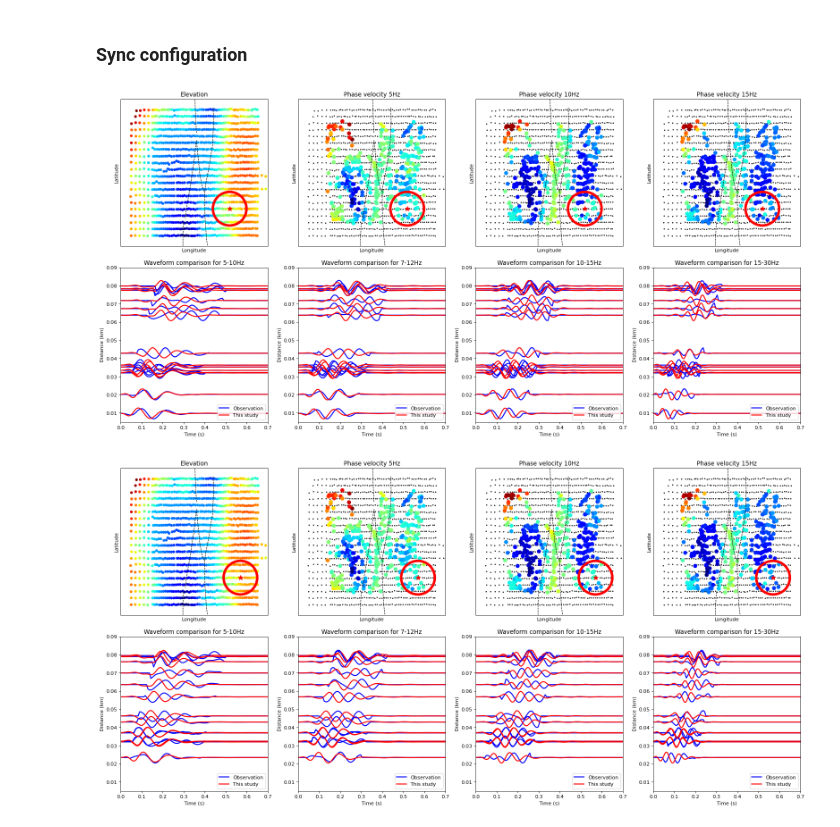
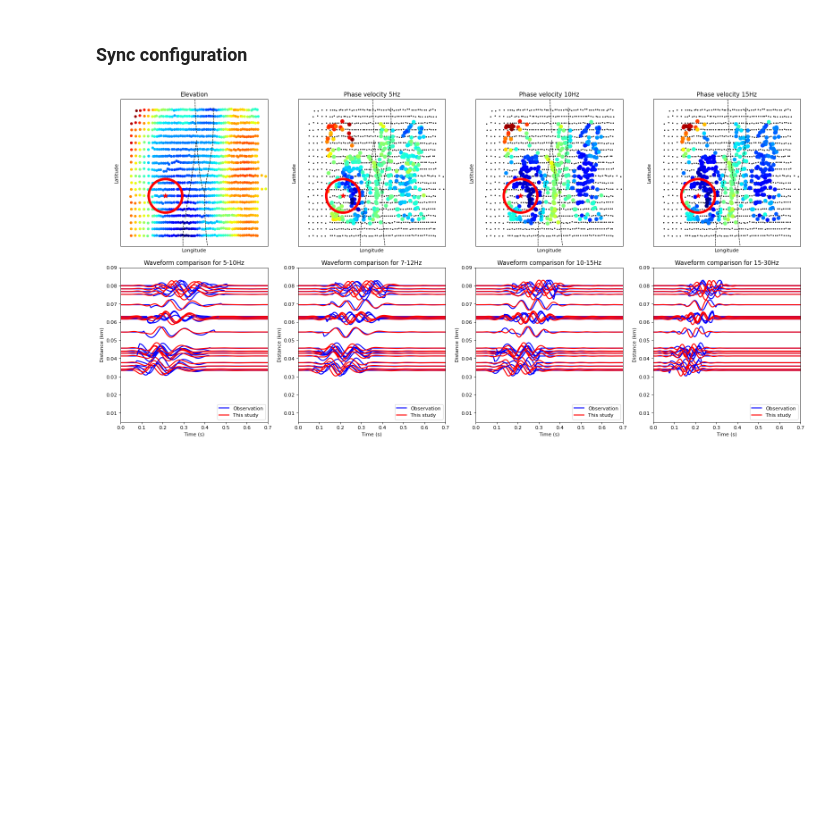
Before and after one commit to harmonsong/SGB_tomography_project, a Jupyter notebook: p_8-1_modelValidate-waveform.ipynb, the cells around one changed output. Saved outputs shown, nothing was run; the diff lists cells and outputs as text; code cells hidden in the pictures; blank space fills up the shorter version.

```diff
--- a/p_8-1_modelValidate-waveform.ipynb
+++ b/p_8-1_modelValidate-waveform.ipynb
@@ -209,19 +209,18 @@ def plot_model(waveobsc_T,wavesync_T, r_plot, t, dir_image, bands,isrc,flag_inte
 bands = np.array([[1/10,1/5], [1/12,1/7] ,[1/15,1/10], [1/30,1/15]])
 dir_input = dir_project + 'ModelValidate/template/input/'
 # %%
-for isrc in range(8,10):
+for isrc in range(11,12):
     dir_src = dir_project + 'ModelValidate/src'+str(isrc)+'/'
     data = np.load(dir_src+'waveform.npy',allow_pickle='TRUE').item()
     wavesync_T = data['wavesync_T']
     waveobsc_T = data['waveobsc_T']
     t = data['t']
     r_plot = data['r_plot']
     flag_inter = 2
     aver = np.array([0.45,0.5,0.5,0.5])
     t_left_shits = np.array([0.01,0,0,0])
     t_right_shits = np.array([0.33,0.25,0.21,0.15])
     plot_model(waveobsc_T,wavesync_T, r_plot, t, dir_image, bands,isrc,flag_inter,aver,t_left_shits,t_right_shits,faults)
     #plot_model(waveobsc_T,wavesync_T, r_plot, t, dir_image, bands,isrc,flag_inter,aver,t_left_shits,t_right_shits,faults)
 # %% [output]
-[figure, old version]
+[figure, new version]
-[figure, removed]
```
Also changed, not shown: 4 other files.
